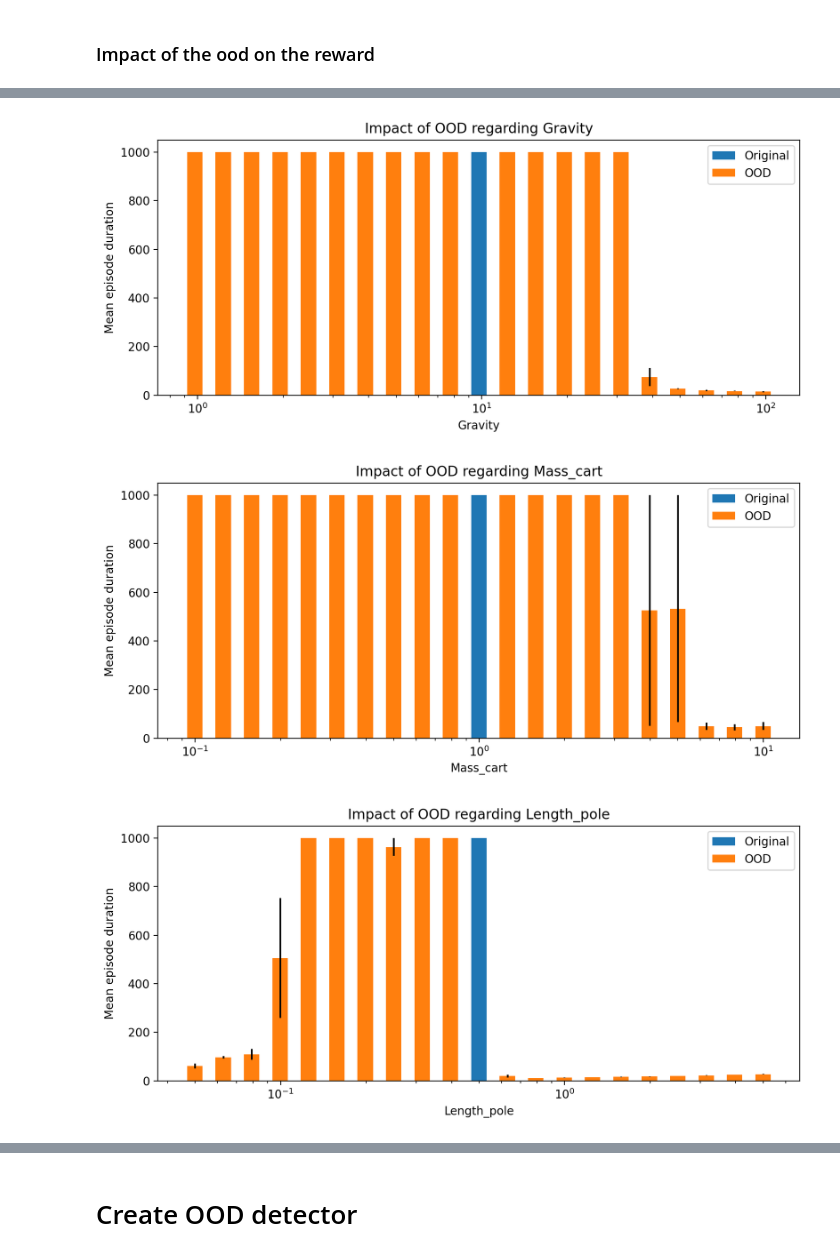
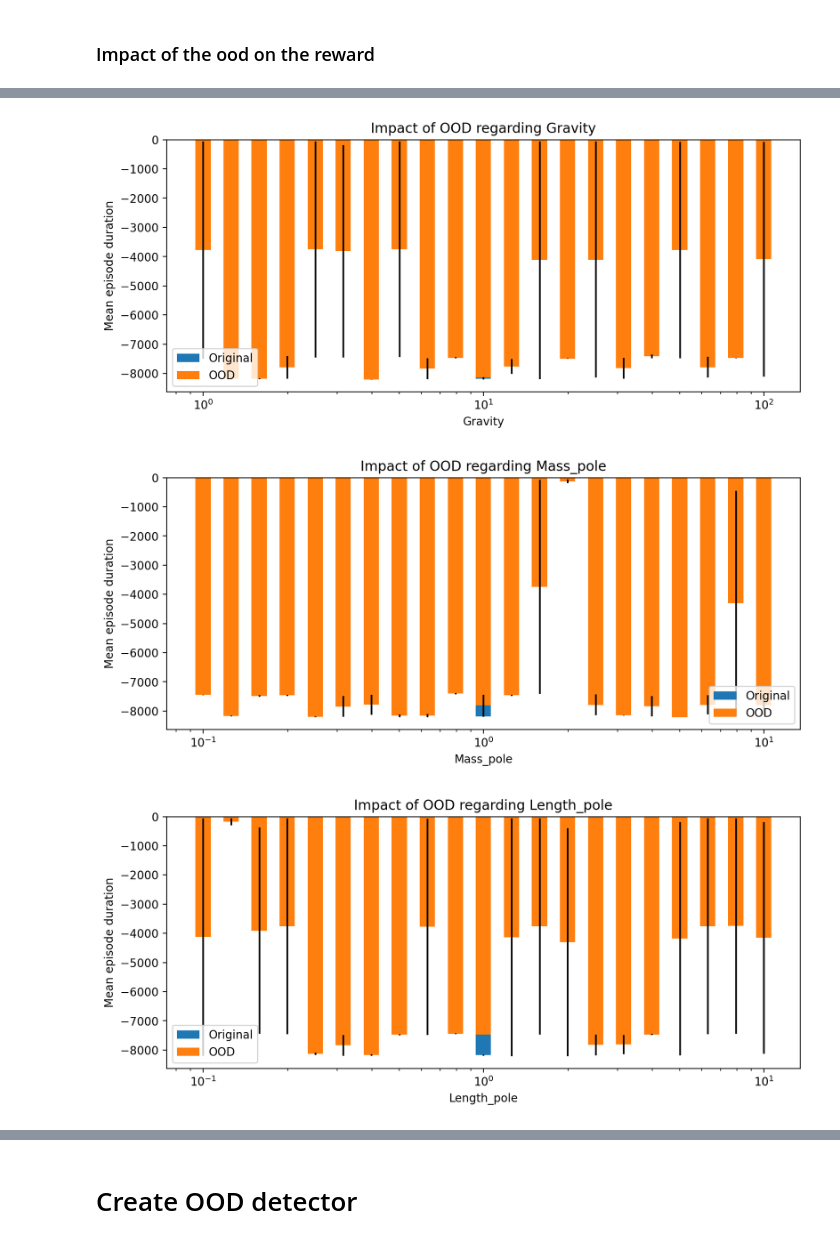
Before and after one commit to ArnaudGardille/RL-OOD-detection, a Jupyter notebook: RL_OOD_detection.ipynb, the cells around one changed output, grey strips where cells are left out. Cells and saved outputs as stored; diff of their text form; code cells hidden in the pictures.

```diff
--- a/RL_OOD_detection.ipynb
+++ b/RL_OOD_detection.ipynb
@@ -14,24 +14,30 @@ integrer le in distrib dans le truc
 # %% [markdown]
 # OOD environments instantiation
 # %%
-ENV_NAME = ['CartPole-v1', 'Pendulum-v1', 'MountainCar-v0', 'MountainCarContinuous-v0'][0]
+ENV_NAME = ['CartPole-v1', 'Pendulum-v1', 'MountainCar-v0', 'MountainCarContinuous-v0'][1]
 path_agent = path / 'Agents' / ENV_NAME
 
 if ENV_NAME == 'CartPole-v1':
     default_values = CARTPOLE_VALUES
+    ALGO = A2C
     instanciation_function = instanciate_cartpole
 
 elif ENV_NAME == 'Pendulum-v1':
     default_values = PENDULUM_VALUES
+    ALGO = PPO
     instanciation_function = instanciate_pendulum
 
 elif ENV_NAME == 'MountainCar-v0':
     default_values = MOUNTAIN_CAR_VALUES
+    ALGO = DQN
     instanciation_function = instanciate_mountain_car
 
 elif ENV_NAME == 'MountainCarContinuous-v0':
     default_values = MOUNTAIN_CAR_VALUES
+    ALGO = A2C
     instanciation_function = instanciate_mountain_car_continuous
+
+path_agent = path / 'Agents' / ENV_NAME
 
 print("Env name:", ENV_NAME)
 print("Defalut values:")
@@ -77,6 +137,6 @@ Wrapping the env in a DummyVecEnv.
 We evaluate this agent on several ood environments. We get the mean and std of the reward over 10 episodes.
 # %%
 ood_env = instanciation_function(ood_configs[-1])
-agent = A2C.load(path_agent, env=ood_env)
+agent = A2C.load(path_agent)
 evaluate(ood_env, agent, render=False, nb_episodes=10)
 # %% [output]
@@ -99,7 +157,7 @@ for config in tqdm(ood_configs):
         std_results[config['change']] = []
 
     ood_env = instanciation_function(config)
-    agent = A2C.load(path_agent, env=ood_env)
+    agent = A2C.load(path_agent)
     mean_reward, std_reward = evaluate(ood_env, agent, nb_episodes=NB_EP_EVAL)
 
     results[config['change']].append(mean_reward)
@@ -127,20 +168,20 @@ Wrapping the env in a DummyVecEnv.
 # %%
 for key in results:
     fig, ax = plt.subplots(figsize=(10, 4), dpi=200)
     ax.set_xscale('log')
 
     default_width = default_values[key]/8.0
-    width = default_width * np.delete(np.logspace(-1, 1, num=21), 10)
+    width = default_width * np.logspace(-1, 1, num=21)
     #np.array([2**i for i in range(-5, 0)] + [2**i for i in range(1, 5+1)])
 
     ax.bar(default_values[key], original_result, yerr=original_std_result, width=default_width, label='Original')
     ax.bar(values[key], results[key], yerr=std_results[key], width=width, label='OOD')
 
     ax.set_xlabel(key)
     ax.set_ylabel('Mean episode duration')
     ax.set_title('Impact of OOD regarding '+key)
     ax.legend()
 # %% [output]
-[figure, old version]
+[figure, new version]
-[figure, old version]
+[figure, new version]
-[figure, old version]
+[figure, new version]
```
Also changed, not shown: parts of 11 cells of this notebook, 2 other files.
